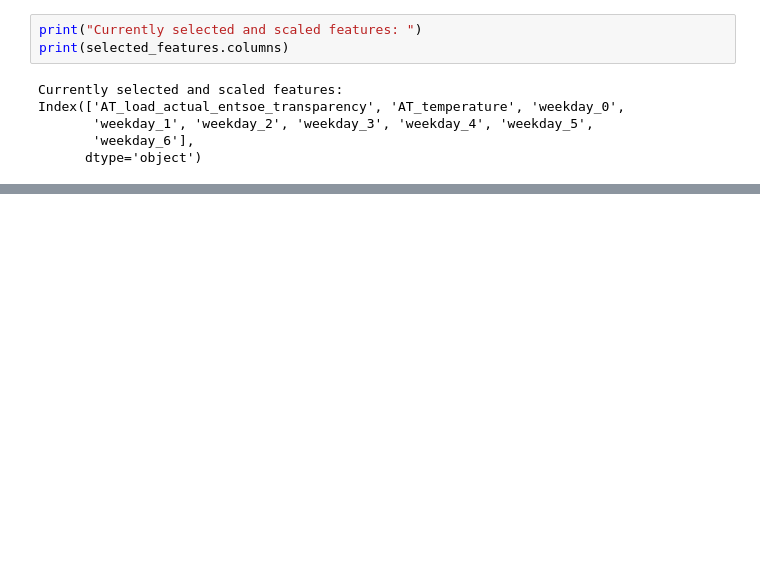
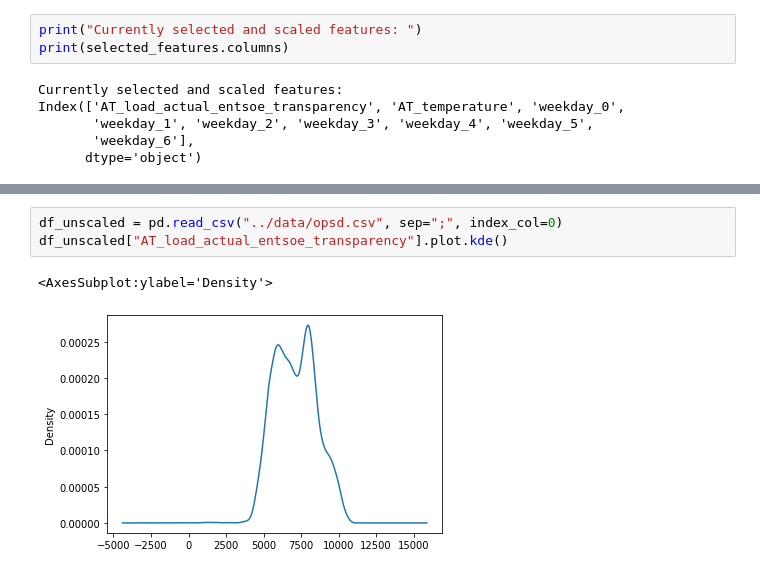
Before and after one commit to sogno-platform/proloaf, a Jupyter notebook: notebooks/Step-by-step user guide on train.py.ipynb, the cells around one changed output, grey strips where cells are left out. Cells and saved outputs as stored; diff of their text form; blank space fills up the shorter version.

```diff
--- a/notebooks/Step-by-step user guide on train.py.ipynb
+++ b/notebooks/Step-by-step user guide on train.py.ipynb
@@ -265,0 +257,6 @@ Index(['AT_load_actual_entsoe_transparency', 'AT_temperature', 'weekday_0',
+# %%
+df_unscaled = pd.read_csv("../data/opsd.csv", sep=";", index_col=0)
+df_unscaled["AT_load_actual_entsoe_transparency"].plot.kde()
+# %% [output]
+<AxesSubplot:ylabel='Density'>
+[figure, added]
```
Also changed, not shown: parts of 39 cells of this notebook.
